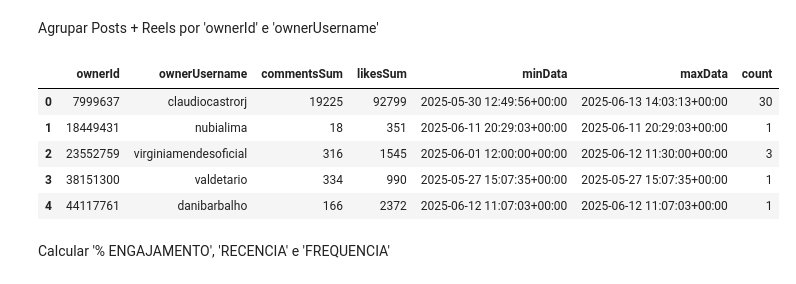
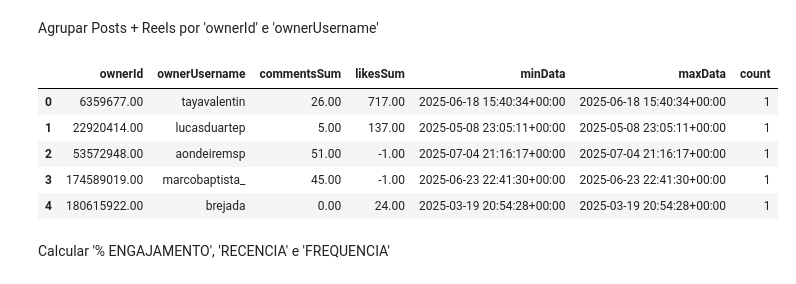
Before and after one commit to Vini0606/Aplica-o-Web-AI-Social-, a Jupyter notebook: notebooks/conteúdo.ipynb, the cells around one changed output. Saved outputs shown, nothing was run; the diff lists cells and outputs as text; code cells hidden in the pictures.

```diff
--- a/notebooks/conteúdo.ipynb
+++ b/notebooks/conteúdo.ipynb
@@ -65,14 +55,3 @@ Name: url, dtype: object
 # %%
-profile_df = pd.read_json(r'..\data\raw\profile_data.json')
-posts_df = pd.read_json(r'..\data\raw\post_data.json')
-search_df = pd.read_json(r'..\data\raw\search_data.json')
-
-# Gerar Dataframes com Quantitativas de Perfis
-cols_int = profile_df.columns[profile_df.dtypes == 'int64']
-cols = ['username'] + cols_int.tolist()
-profile_df_int = profile_df[cols].copy()
-
-# Gerar Dataframes com Quantitativas de Posts
-cols_int = posts_df.columns[posts_df.dtypes == 'int64']
-cols = ['ownerUsername', 'timestamp'] + cols_int.tolist()
-posts_df_int = posts_df[cols].copy()
+profile_df = pd.read_json(r'..\reports\clientes\Sabor da Vila (Restaurante)\data\raw\profile_data.json')
+posts_df = pd.read_json(r'..\reports\clientes\Sabor da Vila (Restaurante)\data\raw\post_data.json')
@@ -93,4 +80,10 @@ posts_df.head()
 # %% [markdown]
 Converter 'timestamp' p\ Data
 # %%
-posts_df_int['data_hora'] = pd.to_datetime(posts_df_int['timestamp'])
+posts_df['data_hora'] = pd.to_datetime(posts_df['timestamp'])
+
+# Em engine.py
+# Usamos .dt.day_name() para obter o nome completo do dia da semana
+posts_df['DIA_DA_SEMANA'] = posts_df['data_hora'].dt.day_name(locale='pt_BR')
+
+posts_df['DIA_DA_SEMANA'].value_counts()
@@ -97,22 +100,22 @@ posts_df_int['data_hora'] = pd.to_datetime(posts_df_int['timestamp'])
 # %% [markdown]
 Agrupar Posts + Reels por 'ownerId' e 'ownerUsername'
 # %%
-posts_df_int_gruped = posts_df_int.groupby(['ownerId', 'ownerUsername']).agg(
+posts_df_gruped = posts_df.groupby(['ownerId', 'ownerUsername']).agg(
     commentsSum=('commentsCount', 'sum'),
     likesSum=('likesCount', 'sum'),
     minData=('data_hora', 'min'),
     maxData=('data_hora', 'max'),
     count=('ownerId', 'count')
 ).reset_index()
 
-posts_df_int_gruped.head()
+posts_df_gruped.head()
 # %% [output]
 |  | ownerId | ownerUsername | commentsSum | likesSum | minData | maxData | count |
-| 0 | 7999637 | claudiocastrorj | 19225 | 92799 | 2025-05-30 12:49:56+00:00 | 2025-06-13 14:03:13+00:00 | 30 |
-| 1 | 18449431 | nubialima | 18 | 351 | 2025-06-11 20:29:03+00:00 | 2025-06-11 20:29:03+00:00 | 1 |
-| 2 | 23552759 | virginiamendesoficial | 316 | 1545 | 2025-06-01 12:00:00+00:00 | 2025-06-12 11:30:00+00:00 | 3 |
-| 3 | 38151300 | valdetario | 334 | 990 | 2025-05-27 15:07:35+00:00 | 2025-05-27 15:07:35+00:00 | 1 |
-| 4 | 44117761 | danibarbalho | 166 | 2372 | 2025-06-12 11:07:03+00:00 | 2025-06-12 11:07:03+00:00 | 1 |
+| 0 | 6359677.00 | tayavalentin | 26.00 | 717.00 | 2025-06-18 15:40:34+00:00 | 2025-06-18 15:40:34+00:00 | 1 |
+| 1 | 22920414.00 | lucasduartep | 5.00 | 137.00 | 2025-05-08 23:05:11+00:00 | 2025-05-08 23:05:11+00:00 | 1 |
+| 2 | 53572948.00 | aondeiremsp | 51.00 | -1.00 | 2025-07-04 21:16:17+00:00 | 2025-07-04 21:16:17+00:00 | 1 |
+| 3 | 174589019.00 | marcobaptista_ | 45.00 | -1.00 | 2025-06-23 22:41:30+00:00 | 2025-06-23 22:41:30+00:00 | 1 |
+| 4 | 180615922.00 | brejada | 0.00 | 24.00 | 2025-03-19 20:54:28+00:00 | 2025-03-19 20:54:28+00:00 | 1 |
 # %% [markdown]
 Calcular '% ENGAJAMENTO', 'RECENCIA' e 'FREQUENCIA'
 # %%
```
Also changed, not shown: parts of 13 cells of this notebook, 6 other files.
